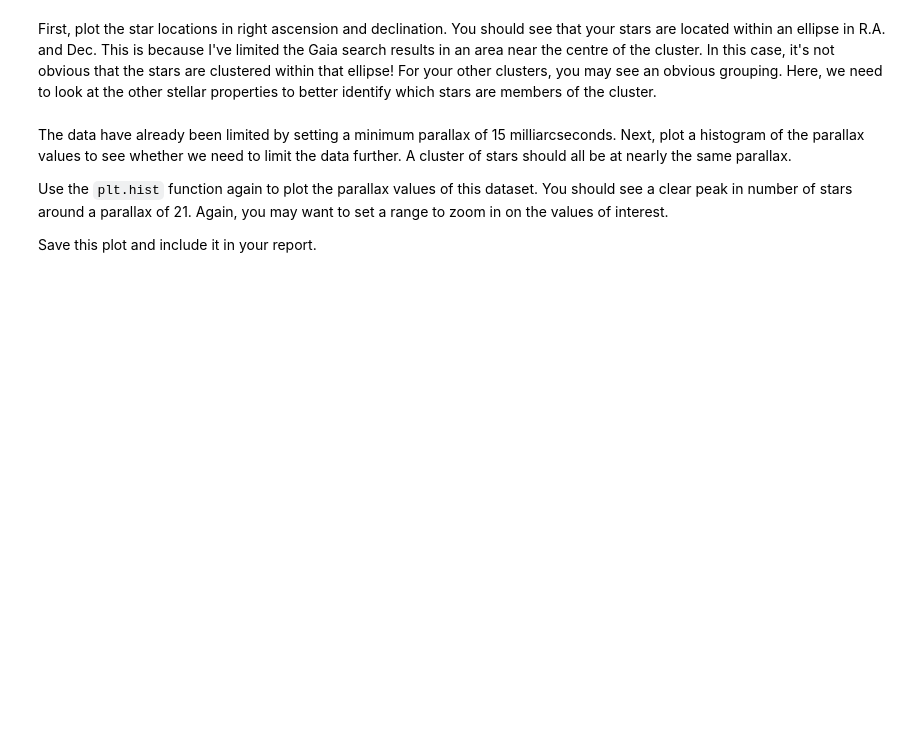
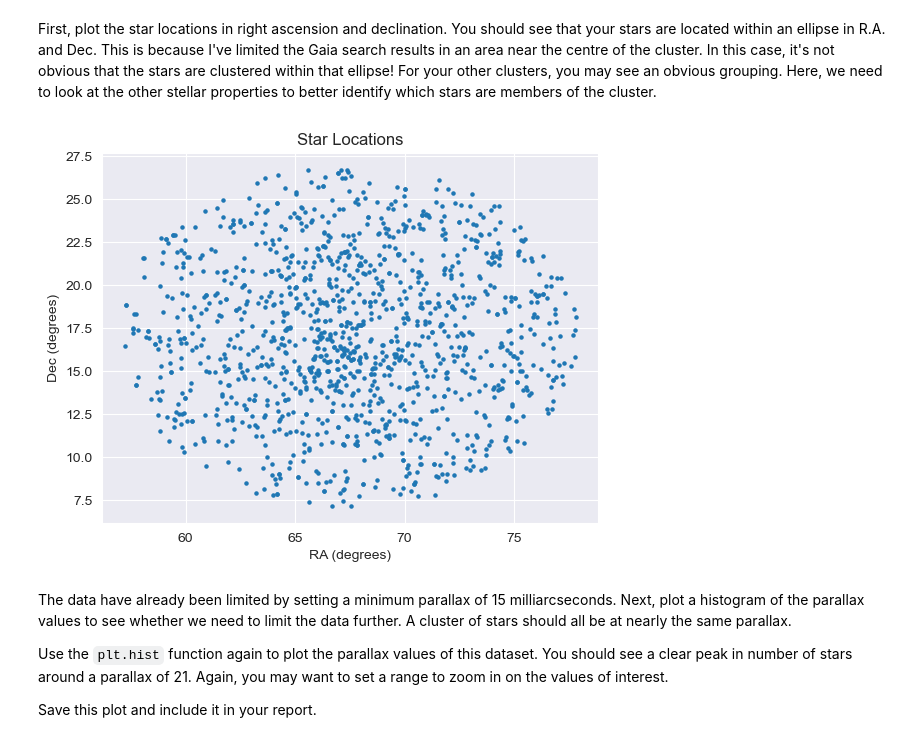
Before and after one commit to oscar066/Stellar-cluster-DataAnalysis, a Jupyter notebook: CMD_project_template.ipynb, the cells around one changed output. Saved outputs shown, nothing was run; the diff lists cells and outputs as text; code cells hidden in the pictures; blank space fills up the shorter version.

Commit message:
hyades Analysis completed

```diff
--- a/CMD_project_template.ipynb
+++ b/CMD_project_template.ipynb
@@ -309,0 +310,25 @@ Here I have output the search results as a .csv file. Some stars don't have data
+# %%
+# Read in Gaia data
+# Need to use genfromtxt to deal with missing data
+# You will want separate arrays for each column!
+
+gaia_data = np.genfromtxt('gaia_hyades_search.csv', delimiter=',', skip_header=1, unpack=True)
+
+ra = gaia_data[1]
+dec = gaia_data[2]
+parallax = gaia_data[3]
+pmra = gaia_data[5]
+pmdec = gaia_data[6]
+photo_g_mean_mag = gaia_data[7]
+photo_bp_mean_mag = gaia_data[8]
+photo_rp_mean_mag = gaia_data[9]
+
+# checking sanity of the data
+print(f"ra: {ra}\n")
+print(f"dec: {dec}\n")
+print(f"parallax: {parallax}\n")
+print(f"pmra: {pmra}\n")
+print(f"pmdec: {pmdec}\n")
+print(f"photo_g_mean_mag: {photo_g_mean_mag}\n")
+print(f"photo_bp_mean_mag: {photo_bp_mean_mag}\n")
+print(f"photo_rp_mean_mag: {photo_rp_mean_mag}\n")
@@ -314,3 +354,14 @@ First, plot the star locations in right ascension and declination. You should se
+# %%
+# Plot the star locations here
+plt.scatter(ra, dec, s=5)
+
+plt.title('Star Locations')
+plt.xlabel('RA (degrees)')
+plt.ylabel('Dec (degrees)')
+
+plt.show()
+# %% [output]
+[figure, added]
 # %% [markdown]
 The data have already been limited by setting a minimum parallax of 15 milliarcseconds. Next, plot a histogram of the parallax values to see whether we need to limit the data further. A cluster of stars should all be at nearly the same parallax.
 
```
Also changed, not shown: parts of 14 cells of this notebook, 4 other files.
